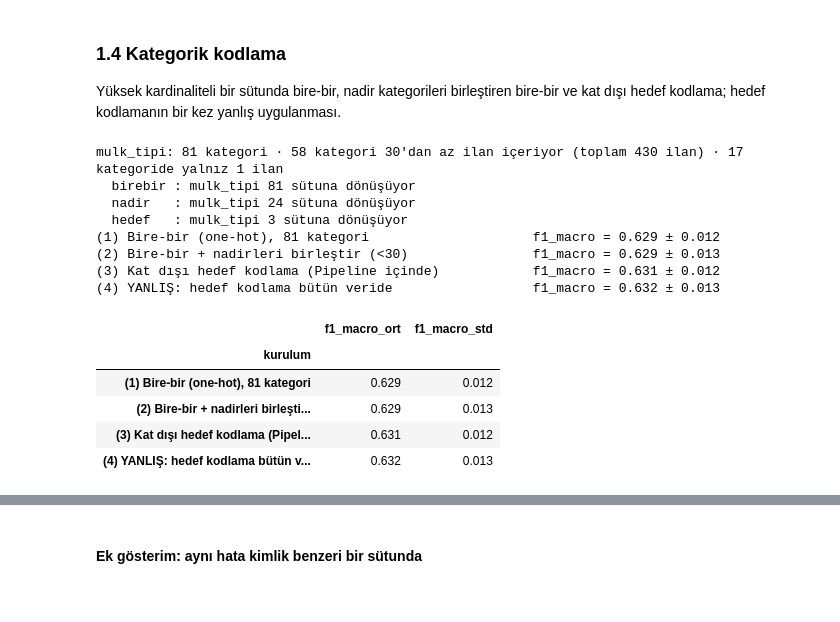
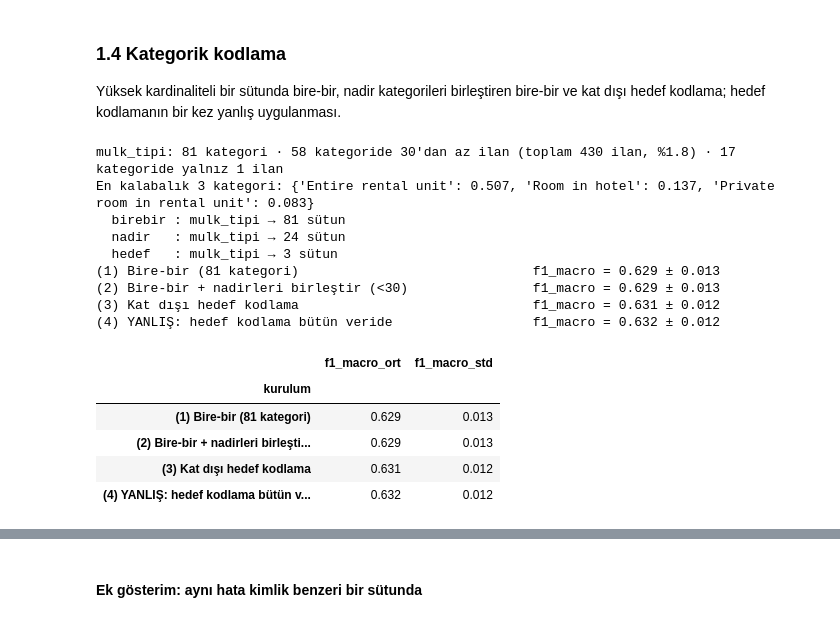
Before and after one commit to kubragiritkopuz/MachineLearningCourseDokuments, a Jupyter notebook: BIL545_Proje1_20261007.ipynb, the cells around one changed output, grey strips where cells are left out. Cells and saved outputs as stored; diff of their text form; code cells hidden in the pictures.

```diff
--- a/BIL545_Proje1_20261007.ipynb
+++ b/BIL545_Proje1_20261007.ipynb
@@ -965,46 +1072,47 @@ Aynı bölmelerde add_indicator farkı: +0.0018 ± 0.0028  (artış olan bölme:
 ### 1.4 Kategorik kodlama
 Yüksek kardinaliteli bir sütunda bire-bir, nadir kategorileri birleştiren bire-bir ve kat dışı hedef kodlama; hedef kodlamanın bir kez yanlış uygulanması.
 # %%
-# Yüksek kardinaliteli sütun: mulk_tipi (property_type)
-sayim = X["mulk_tipi"].value_counts()
-print(f"mulk_tipi: {sayim.size} kategori · {int((sayim < NADIR_ESIK).sum())} kategori {NADIR_ESIK}'dan az ilan içeriyor "
-      f"(toplam {int(sayim[sayim < NADIR_ESIK].sum())} ilan) · {int((sayim == 1).sum())} kategoride yalnız 1 ilan")
+# ---- 1.4 Kategorik kodlama: yüksek kardinaliteli sütunda üç doğru yöntem + bir yanlış uygulama
+sayim = X[YUKSEK_KARD].value_counts()
+print(f"{YUKSEK_KARD}: {sayim.size} kategori · {int((sayim < NADIR_ESIK).sum())} kategoride {NADIR_ESIK}'dan az ilan "
+      f"(toplam {int(sayim[sayim < NADIR_ESIK].sum())} ilan, %{100 * sayim[sayim < NADIR_ESIK].sum() / len(X):.1f}) · "
+      f"{int((sayim == 1).sum())} kategoride yalnız 1 ilan")
+print("En kalabalık 3 kategori:", (sayim.head(3) / len(X)).round(3).to_dict())
 
-def hat(kodlama):
-    return Pipeline([("on", on_isleme(kodlama=kodlama, add_indicator=True)), ("model", lojistik())])
+# Her yöntemin mülk tipini kaç sütuna çevirdiği (yalnız saymak için bütün veride fit; değerlendirmede kullanılmıyor)
+for k in ["birebir", "nadir", "hedef"]:
+    n = on_isleme(kodlama=k).fit(X, y).named_transformers_["yuksek_kard"].transform(X[[YUKSEK_KARD]]).shape[1]
+    print(f"  {k:<8s}: {YUKSEK_KARD} → {n} sütun")
 
-# Sütun sayıları (bütün veride fit yalnızca saymak için; değerlendirmede kullanılmıyor)
-for k in ["birebir", "nadir", "hedef"]:
-    n = on_isleme(kodlama=k).fit(X, y).named_transformers_["yuksek_kard"].transform(X[["mulk_tipi"]]).shape[1]
-    print(f"  {k:<8s}: mulk_tipi {n} sütuna dönüşüyor")
+# (1)–(3) Doğru kurulumlar: kodlama Pipeline içinde, her katta yalnız eğitim verisinden öğrenilir
+sonuc_14 = [degerlendir(lr_hatti(kodlama="birebir"), X, ad=f"(1) Bire-bir ({sayim.size} kategori)"),
+            degerlendir(lr_hatti(kodlama="nadir"),   X, ad=f"(2) Bire-bir + nadirleri birleştir (<{NADIR_ESIK})"),
+            degerlendir(lr_hatti(kodlama="hedef"),   X, ad="(3) Kat dışı hedef kodlama")]
 
-sonuc_14 = [degerlendir(hat("birebir"), X, ad=f"(1) Bire-bir (one-hot), {sayim.size} kategori"),
-            degerlendir(hat("nadir"),   X, ad=f"(2) Bire-bir + nadirleri birleştir (<{NADIR_ESIK})"),
-            degerlendir(hat("hedef"),   X, ad="(3) Kat dışı hedef kodlama (Pipeline içinde)")]
-
-# (4) YANLIŞ: hedef kodlama bütün veride, yumuşatmasız sınıf oranlarıyla, çapraz doğrulamadan ÖNCE
+# (4) YANLIŞ: hedef kodlama çapraz doğrulamadan ÖNCE, bütün veride (test katlarının etiketleri dahil) hesaplanır
 def yanlis_hedef_kodla(X_, sutun):
-    oranlar = pd.crosstab(X_[sutun], y, normalize="index")          # test katlarının etiketleri de burada!
-    yeni = X_[sutun].map(lambda k: tuple(oranlar.loc[k])).apply(pd.Series)
+    oranlar = pd.crosstab(X_[sutun], y, normalize="index")       # her kategoride ucuz/orta/pahalı oranı — BÜTÜN veriden
+    yeni = oranlar.reindex(X_[sutun]).set_axis(X_.index)
     yeni.columns = [f"te_{sutun}_{s}" for s in SINIFLAR]
     return pd.concat([X_.drop(columns=sutun), yeni], axis=1), yeni.columns.tolist()
 
-X_yanlis, te_sutunlar = yanlis_hedef_kodla(X, "mulk_tipi")
-yanlis_hat = Pipeline([("on", on_isleme(sayisal=SAYISAL + te_sutunlar, add_indicator=True, yuksek_kard=None)), ("model", lojistik())])
-sonuc_14.append(degerlendir(yanlis_hat, X_yanlis, ad="(4) YANLIŞ: hedef kodlama bütün veride"))
+X_yanlis, te_sutunlari = yanlis_hedef_kodla(X, YUKSEK_KARD)
+sonuc_14.append(degerlendir(lr_hatti(sayisal=SAYISAL + te_sutunlari, yuksek_kard=None), X_yanlis,
+                            ad="(4) YANLIŞ: hedef kodlama bütün veride"))
 display(tablo(sonuc_14))
 # %% [output]
-mulk_tipi: 81 kategori · 58 kategori 30'dan az ilan içeriyor (toplam 430 ilan) · 17 kategoride yalnız 1 ilan
-  birebir : mulk_tipi 81 sütuna dönüşüyor
-  nadir   : mulk_tipi 24 sütuna dönüşüyor
-  hedef   : mulk_tipi 3 sütuna dönüşüyor
-(1) Bire-bir (one-hot), 81 kategori                     f1_macro = 0.629 ± 0.012
+mulk_tipi: 81 kategori · 58 kategoride 30'dan az ilan (toplam 430 ilan, %1.8) · 17 kategoride yalnız 1 ilan
+En kalabalık 3 kategori: {'Entire rental unit': 0.507, 'Room in hotel': 0.137, 'Private room in rental unit': 0.083}
+  birebir : mulk_tipi → 81 sütun
+  nadir   : mulk_tipi → 24 sütun
+  hedef   : mulk_tipi → 3 sütun
+(1) Bire-bir (81 kategori)                              f1_macro = 0.629 ± 0.013
 (2) Bire-bir + nadirleri birleştir (<30)                f1_macro = 0.629 ± 0.013
-(3) Kat dışı hedef kodlama (Pipeline içinde)            f1_macro = 0.631 ± 0.012
-(4) YANLIŞ: hedef kodlama bütün veride                  f1_macro = 0.632 ± 0.013
+(3) Kat dışı hedef kodlama                              f1_macro = 0.631 ± 0.012
+(4) YANLIŞ: hedef kodlama bütün veride                  f1_macro = 0.632 ± 0.012
 |  | f1_macro_ort | f1_macro_std |
 | kurulum |  |  |
-| (1) Bire-bir (one-hot), 81 kategori | 0.629 | 0.012 |
+| (1) Bire-bir (81 kategori) | 0.629 | 0.013 |
 | (2) Bire-bir + nadirleri birleşti... | 0.629 | 0.013 |
-| (3) Kat dışı hedef kodlama (Pipel... | 0.631 | 0.012 |
-| (4) YANLIŞ: hedef kodlama bütün v... | 0.632 | 0.013 |
+| (3) Kat dışı hedef kodlama | 0.631 | 0.012 |
+| (4) YANLIŞ: hedef kodlama bütün v... | 0.632 | 0.012 |
```
Also changed, not shown: parts of 9 cells of this notebook.
